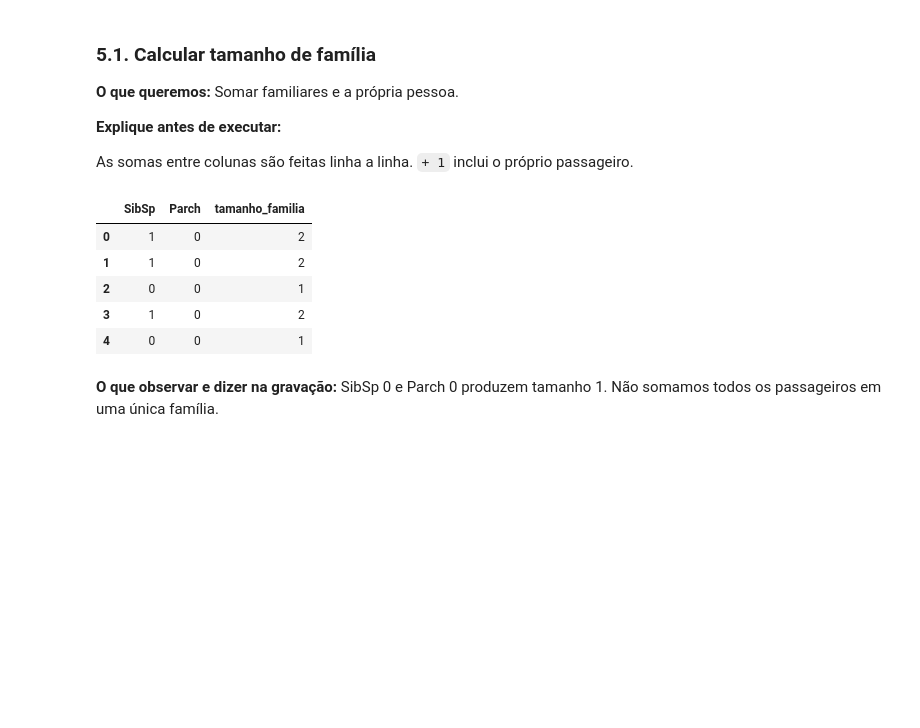
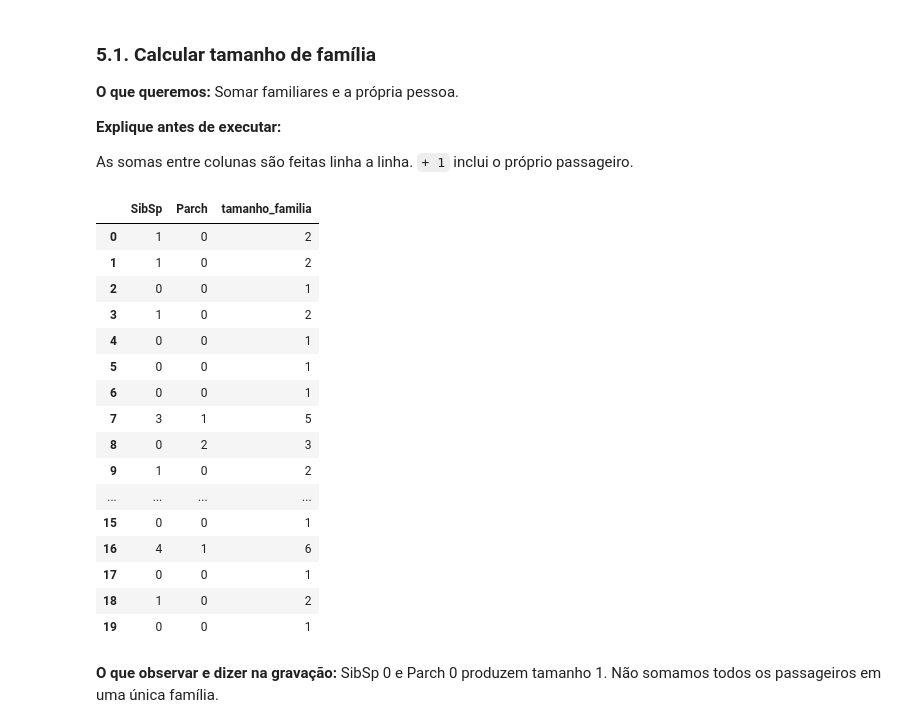
Before and after one commit to Machine-Learning-Visao-Computacional-T5/python_exercises, a Jupyter notebook: data_analysis/exercicios_nivel_4/titanic_exe1/dados/titanic_aula_passo_a_passo.ipynb, the cells around one changed output. Cells and saved outputs as stored; diff of their text form; code cells hidden in the pictures; blank space fills up the shorter version.

```diff
--- a/data_analysis/exercicios_nivel_4/titanic_exe1/dados/titanic_aula_passo_a_passo.ipynb
+++ b/data_analysis/exercicios_nivel_4/titanic_exe1/dados/titanic_aula_passo_a_passo.ipynb
@@ -668,14 +706,25 @@ As somas entre colunas são feitas linha a linha. `+ 1` inclui o próprio passag
 # %%
 familias = titanic.copy()
 familias["tamanho_familia"] = familias["SibSp"] + familias["Parch"] + 1
-familias[["SibSp", "Parch", "tamanho_familia"]].head()
+familias[["SibSp", "Parch", "tamanho_familia"]].head(20)
 # %% [output]
 |  | SibSp | Parch | tamanho_familia |
 | 0 | 1 | 0 | 2 |
 | 1 | 1 | 0 | 2 |
 | 2 | 0 | 0 | 1 |
 | 3 | 1 | 0 | 2 |
 | 4 | 0 | 0 | 1 |
+| 5 | 0 | 0 | 1 |
+| 6 | 0 | 0 | 1 |
+| 7 | 3 | 1 | 5 |
+| 8 | 0 | 2 | 3 |
+| 9 | 1 | 0 | 2 |
+| ... | ... | ... | ... |
+| 15 | 0 | 0 | 1 |
+| 16 | 4 | 1 | 6 |
+| 17 | 0 | 0 | 1 |
+| 18 | 1 | 0 | 2 |
+| 19 | 0 | 0 | 1 |
 # %% [markdown]
 **O que observar e dizer na gravação:** SibSp 0 e Parch 0 produzem tamanho 1. Não somamos todos os passageiros em uma única família.
 # %% [markdown]
```
Also changed, not shown: parts of 16 cells of this notebook, 5 other files.
